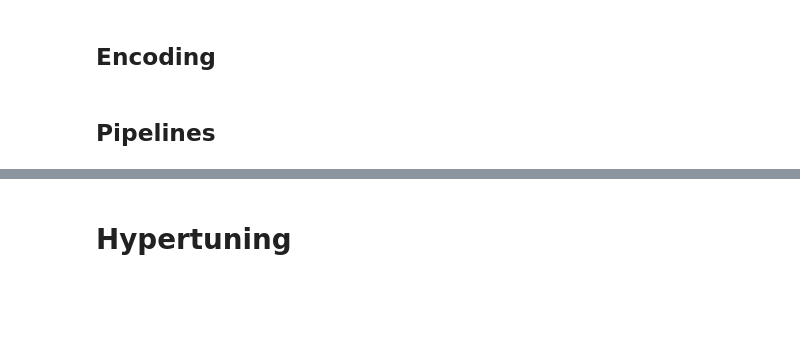
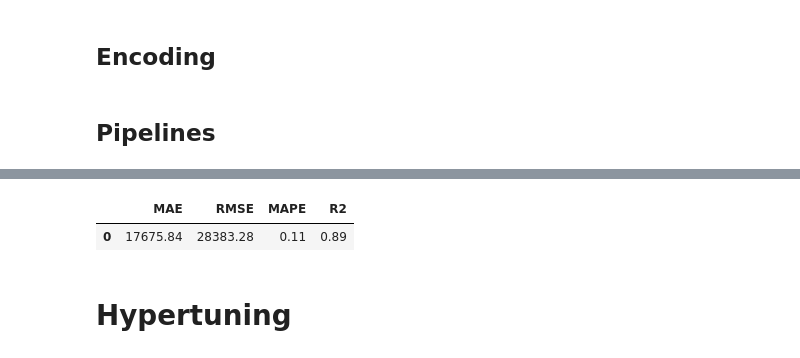
Before and after one commit to MerleSt/HousingPricePrediction, a Jupyter notebook: Notebooks/RandomForest.ipynb, the cells around one changed output, grey strips where cells are left out. Cells and saved outputs as stored; diff of their text form; code cells hidden in the pictures; blank space fills up the shorter version.

Commit message:
Update RandomForest.ipynb
added easy model

```diff
--- a/Notebooks/RandomForest.ipynb
+++ b/Notebooks/RandomForest.ipynb
@@ -122,3 +122,5 @@ preprocessor = ColumnTransformer(transformers=[
 ])
 # %%
 pipeline = make_pipeline(preprocessor, SelectFromModel(RandomForestRegressor(random_state=42)), RandomForestRegressor(random_state=42))
+# %%
+pipeline.fit(X_train, y_train)
@@ -125,3 +145,20 @@ pipeline = make_pipeline(preprocessor, SelectFromModel(RandomForestRegressor(ran
+# %%
+predictions = pipeline.predict(X_test)
+mae = mean_absolute_error(y_true=y_test, y_pred=predictions).round(2)
+rmse = mean_squared_error(y_true=y_test, y_pred=predictions, squared=False).round(2)
+mape = mean_absolute_percentage_error(y_true=y_test, y_pred=predictions).round(2)
+r2 = r2_score(y_true=y_test, y_pred=predictions).round(2)
+
+model_df = pd.DataFrame({
+    "MAE": [mae],
+    "RMSE": [rmse],
+    "MAPE": [mape],
+    "R2": [r2]},
+)
+model_df
+# %% [output]
+|  | MAE | RMSE | MAPE | R2 |
+| 0 | 17675.84 | 28383.28 | 0.11 | 0.89 |
 # %% [markdown]
 # Hypertuning
 # %% [markdown]
```
Also changed, not shown: parts of 5 cells of this notebook.
